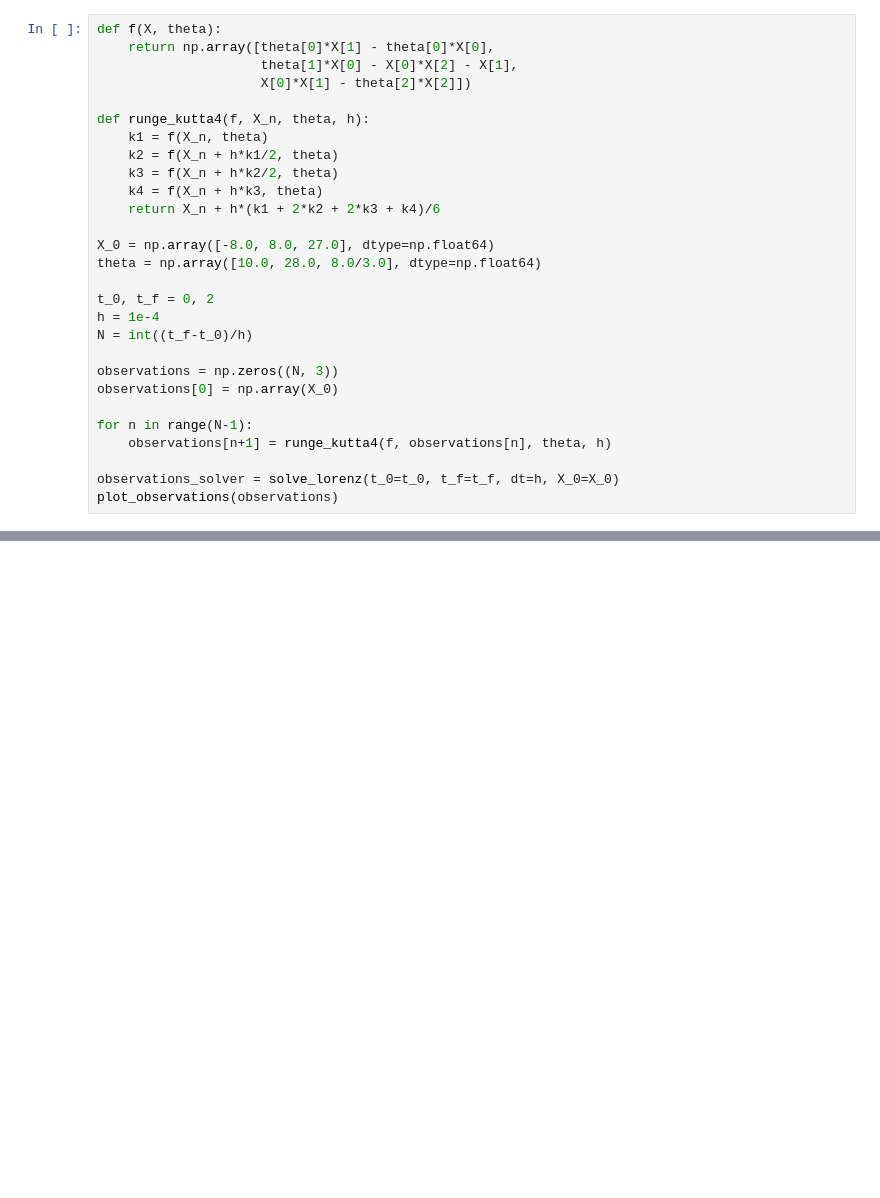
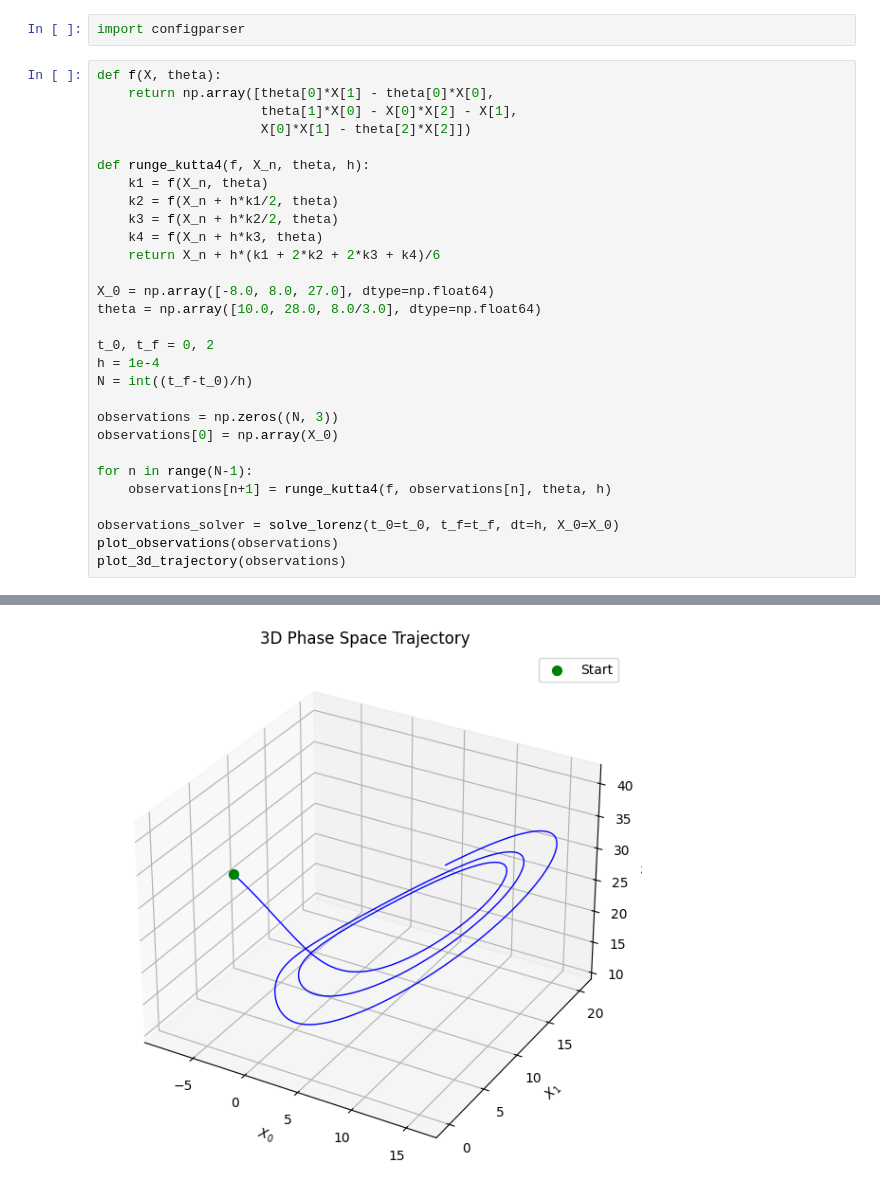
Before and after one commit to Gautier2Marsac/Parameter-learning-in-dynamical-systems, a Jupyter notebook: sgd.ipynb, the cells around one changed output, grey strips where cells are left out. Cells and saved outputs as stored; diff of their text form; blank space fills up the shorter version.

```diff
--- a/sgd.ipynb
+++ b/sgd.ipynb
@@ -11,30 +17,34 @@ from utils import evaluate
+# %%
+import configparser
 # %%
 def f(X, theta):
     return np.array([theta[0]*X[1] - theta[0]*X[0],
                      theta[1]*X[0] - X[0]*X[2] - X[1],
                      X[0]*X[1] - theta[2]*X[2]])
 
 def runge_kutta4(f, X_n, theta, h):
     k1 = f(X_n, theta)
     k2 = f(X_n + h*k1/2, theta)
     k3 = f(X_n + h*k2/2, theta)
     k4 = f(X_n + h*k3, theta)
     return X_n + h*(k1 + 2*k2 + 2*k3 + k4)/6
 
 X_0 = np.array([-8.0, 8.0, 27.0], dtype=np.float64)
 theta = np.array([10.0, 28.0, 8.0/3.0], dtype=np.float64)
 
 t_0, t_f = 0, 2
 h = 1e-4
 N = int((t_f-t_0)/h)
 
 observations = np.zeros((N, 3))
 observations[0] = np.array(X_0)
 
 for n in range(N-1):
     observations[n+1] = runge_kutta4(f, observations[n], theta, h)
 
 observations_solver = solve_lorenz(t_0=t_0, t_f=t_f, dt=h, X_0=X_0)
 plot_observations(observations)
+plot_3d_trajectory(observations)
 # %% [output]
 [figure]
+[figure, added]
```
Also changed, not shown: parts of 10 cells of this notebook, 2 other files.
